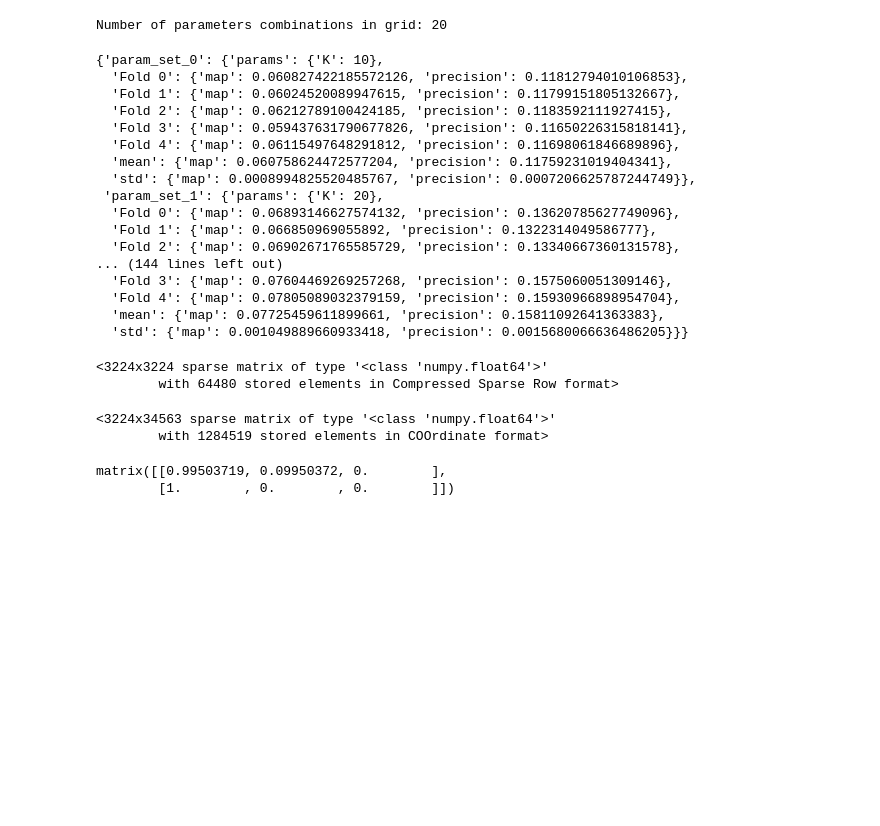
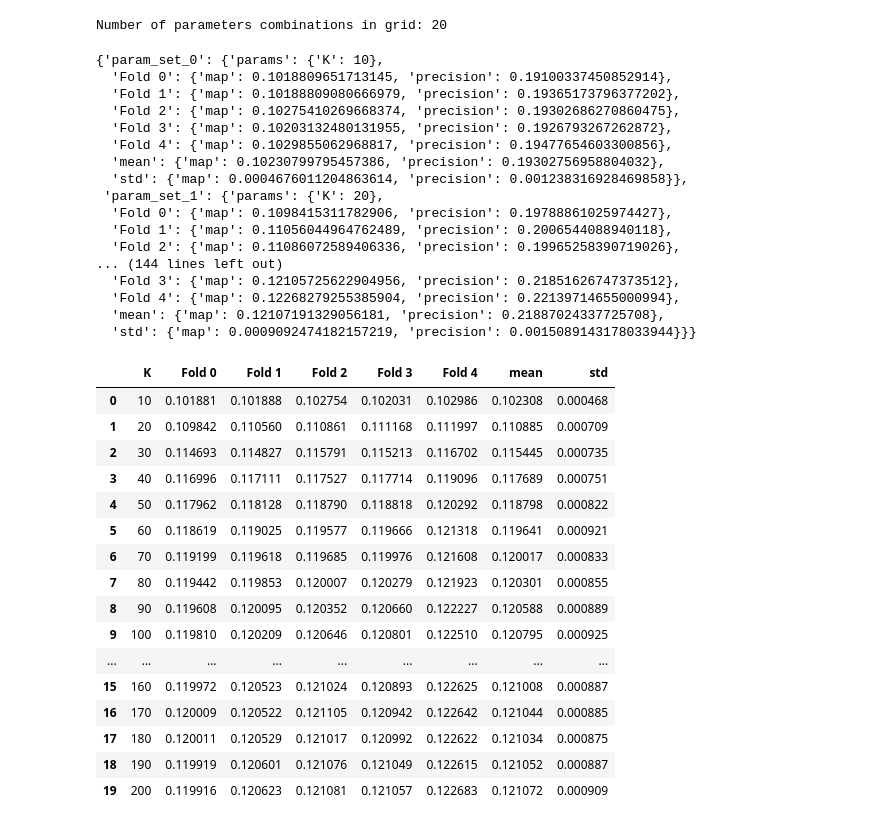
Before and after one commit to t9s9/DS1-RecommendationSystems, a Jupyter notebook: src/algorithm/als/reddit_als.ipynb, the cells around one changed output. Saved outputs shown, nothing was run; the diff lists cells and outputs as text; code cells hidden in the pictures; blank space fills up the shorter version.

```diff
--- a/src/algorithm/als/reddit_als.ipynb
+++ b/src/algorithm/als/reddit_als.ipynb
@@ -13,8 +13,8 @@ import matplotlib.pyplot as plt
 
 plt.rcParams['figure.facecolor'] = 'white'
 # %%
-dataset = Dataset.from_csv("C:/Users/TS/PycharmProjects/DS1-RecommendationSystems/data.csv",
-                           user="user", item="subreddit", rating='count')
+dataset, test = SparseDataset.from_csv("C:/Users/TS/PycharmProjects/DS1-RecommendationSystems/data.csv",
+                                 user="user", item="subreddit", rating='count')
 # %% [output]
 Loading csv.
 Creating pivot.
@@ -141,7 +135,7 @@ videos                 1
 Testing Cosine Neighbours
 # %%
 
-neighbour_model = CosineRecommender
+neighbour_model = TFIDFRecommender
 
 parameter = dict(K=list(range(10, 201, 10)))
 grid = GridSearchCV(algo=neighbour_model,
@@ -158,24 +152,43 @@ grid.fit(dataset.item_user.astype(float))
 grid.get_result(show=False)
 # %% [output]
 {'param_set_0': {'params': {'K': 10},
-  'Fold 0': {'map': 0.060827422185572126, 'precision': 0.11812794010106853},
-  'Fold 1': {'map': 0.06024520089947615, 'precision': 0.11799151805132667},
-  'Fold 2': {'map': 0.06212789100424185, 'precision': 0.1183592111927415},
-  'Fold 3': {'map': 0.059437631790677826, 'precision': 0.11650226315818141},
-  'Fold 4': {'map': 0.06115497648291812, 'precision': 0.11698061846689896},
-  'mean': {'map': 0.060758624472577204, 'precision': 0.11759231019404341},
-  'std': {'map': 0.0008994825520485767, 'precision': 0.0007206625787244749}},
+  'Fold 0': {'map': 0.1018809651713145, 'precision': 0.19100337450852914},
+  'Fold 1': {'map': 0.10188809080666979, 'precision': 0.19365173796377202},
+  'Fold 2': {'map': 0.10275410269668374, 'precision': 0.19302686270860475},
+  'Fold 3': {'map': 0.10203132480131955, 'precision': 0.1926793267262872},
+  'Fold 4': {'map': 0.1029855062968817, 'precision': 0.19477654603300856},
+  'mean': {'map': 0.10230799795457386, 'precision': 0.19302756958804032},
+  'std': {'map': 0.0004676011204863614, 'precision': 0.001238316928469858}},
  'param_set_1': {'params': {'K': 20},
-  'Fold 0': {'map': 0.06893146627574132, 'precision': 0.13620785627749096},
-  'Fold 1': {'map': 0.066850969055892, 'precision': 0.1322314049586777},
-  'Fold 2': {'map': 0.06902671765585729, 'precision': 0.13340667360131578},
+  'Fold 0': {'map': 0.1098415311782906, 'precision': 0.19788861025974427},
+  'Fold 1': {'map': 0.11056044964762489, 'precision': 0.2006544088940118},
+  'Fold 2': {'map': 0.11086072589406336, 'precision': 0.19965258390719026},
 ... (144 lines left out)
-  'Fold 3': {'map': 0.07604469269257268, 'precision': 0.1575060051309146},
-  'Fold 4': {'map': 0.07805089032379159, 'precision': 0.15930966898954704},
-  'mean': {'map': 0.07725459611899661, 'precision': 0.15811092641363383},
-  'std': {'map': 0.001049889660933418, 'precision': 0.0015680066636486205}}}
+  'Fold 3': {'map': 0.12105725622904956, 'precision': 0.21851626747373512},
+  'Fold 4': {'map': 0.12268279255385904, 'precision': 0.22139714655000994},
+  'mean': {'map': 0.12107191329056181, 'precision': 0.21887024337725708},
+  'std': {'map': 0.0009092474182157219, 'precision': 0.0015089143178033944}}}
 # %%
 inf = grid.get_result(show=False, filter_metric='map')
 df = pd.DataFrame(inf)
-df.to_csv("nearst_neigh_grid.csv", index=False)
+#df.to_csv("nearst_neigh_grid.csv", index=False)
+df
+# %% [output]
+|  | K | Fold 0 | Fold 1 | Fold 2 | Fold 3 | Fold 4 | mean | std |
+| 0 | 10 | 0.101881 | 0.101888 | 0.102754 | 0.102031 | 0.102986 | 0.102308 | 0.000468 |
+| 1 | 20 | 0.109842 | 0.110560 | 0.110861 | 0.111168 | 0.111997 | 0.110885 | 0.000709 |
+| 2 | 30 | 0.114693 | 0.114827 | 0.115791 | 0.115213 | 0.116702 | 0.115445 | 0.000735 |
+| 3 | 40 | 0.116996 | 0.117111 | 0.117527 | 0.117714 | 0.119096 | 0.117689 | 0.000751 |
+| 4 | 50 | 0.117962 | 0.118128 | 0.118790 | 0.118818 | 0.120292 | 0.118798 | 0.000822 |
+| 5 | 60 | 0.118619 | 0.119025 | 0.119577 | 0.119666 | 0.121318 | 0.119641 | 0.000921 |
+| 6 | 70 | 0.119199 | 0.119618 | 0.119685 | 0.119976 | 0.121608 | 0.120017 | 0.000833 |
+| 7 | 80 | 0.119442 | 0.119853 | 0.120007 | 0.120279 | 0.121923 | 0.120301 | 0.000855 |
+| 8 | 90 | 0.119608 | 0.120095 | 0.120352 | 0.120660 | 0.122227 | 0.120588 | 0.000889 |
+| 9 | 100 | 0.119810 | 0.120209 | 0.120646 | 0.120801 | 0.122510 | 0.120795 | 0.000925 |
+| ... | ... | ... | ... | ... | ... | ... | ... | ... |
+| 15 | 160 | 0.119972 | 0.120523 | 0.121024 | 0.120893 | 0.122625 | 0.121008 | 0.000887 |
+| 16 | 170 | 0.120009 | 0.120522 | 0.121105 | 0.120942 | 0.122642 | 0.121044 | 0.000885 |
+| 17 | 180 | 0.120011 | 0.120529 | 0.121017 | 0.120992 | 0.122622 | 0.121034 | 0.000875 |
+| 18 | 190 | 0.119919 | 0.120601 | 0.121076 | 0.121049 | 0.122615 | 0.121052 | 0.000887 |
+| 19 | 200 | 0.119916 | 0.120623 | 0.121081 | 0.121057 | 0.122683 | 0.121072 | 0.000909 |
 # %%
@@ -183,24 +196 @@ m = neighbour_model(K=20)
 m.fit(dataset.item_user.astype(float))
-# %%
-m.similarity
-# %% [output]
-<3224x3224 sparse matrix of type '<class 'numpy.float64'>'
-        with 64480 stored elements in Compressed Sparse Row format>
-# %%
-normalize(dataset.item_user.astype(float))
-# %% [output]
-<3224x34563 sparse matrix of type '<class 'numpy.float64'>'
-        with 1284519 stored elements in COOrdinate format>
-# %%
-import numpy as np
-from scipy.sparse import csr_matrix, coo_matrix
-
-x = [[10, 1, 0],
-     [4, 0, 0]]
-
-X = coo_matrix(x)
-X.data = X.data / np.sqrt(np.bincount(X.row, X.data ** 2))[X.row]
-X.todense()
-# %% [output]
-matrix([[0.99503719, 0.09950372, 0.        ],
-        [1.        , 0.        , 0.        ]])
```
Also changed, not shown: parts of 10 cells of this notebook, 7 other files.
